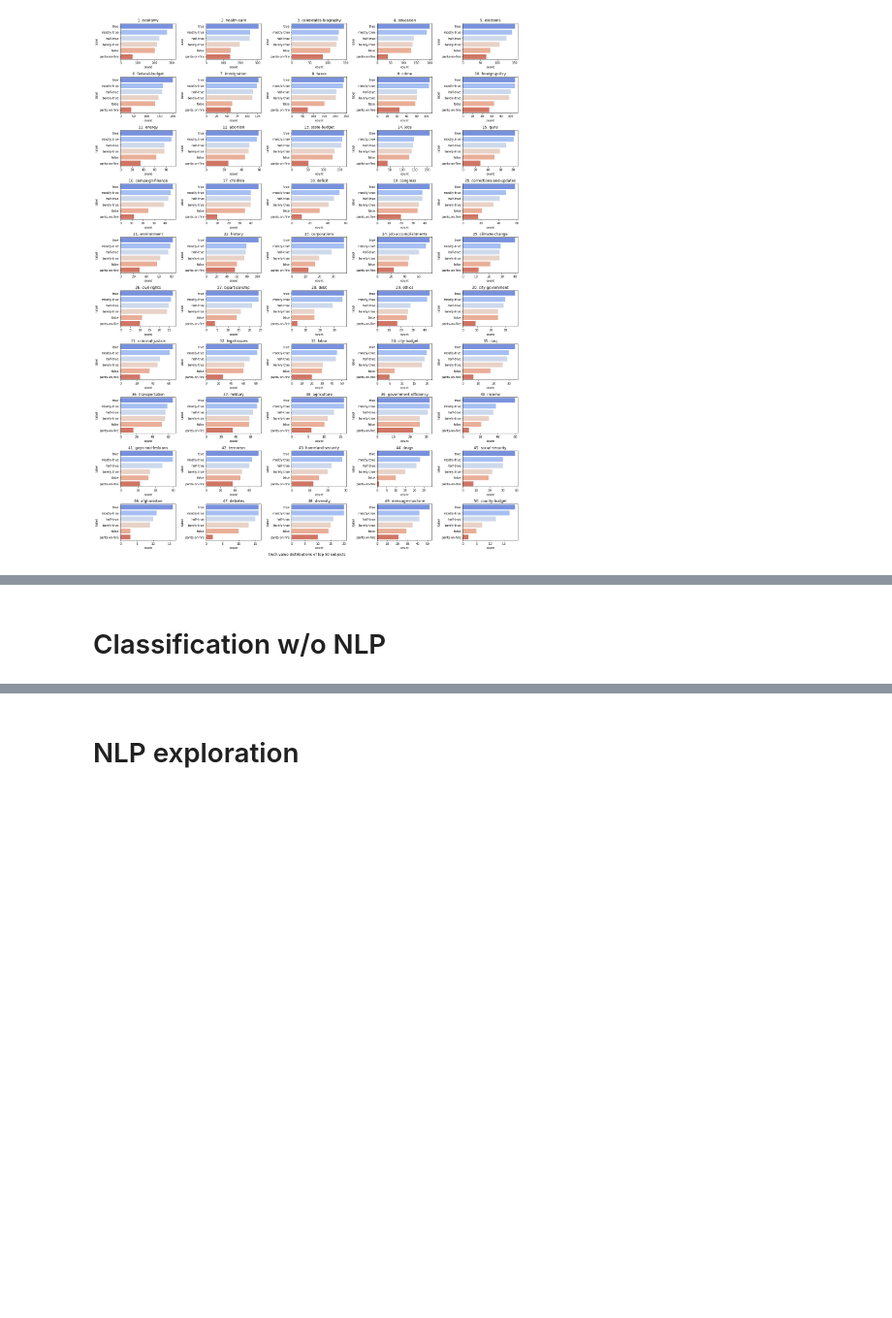
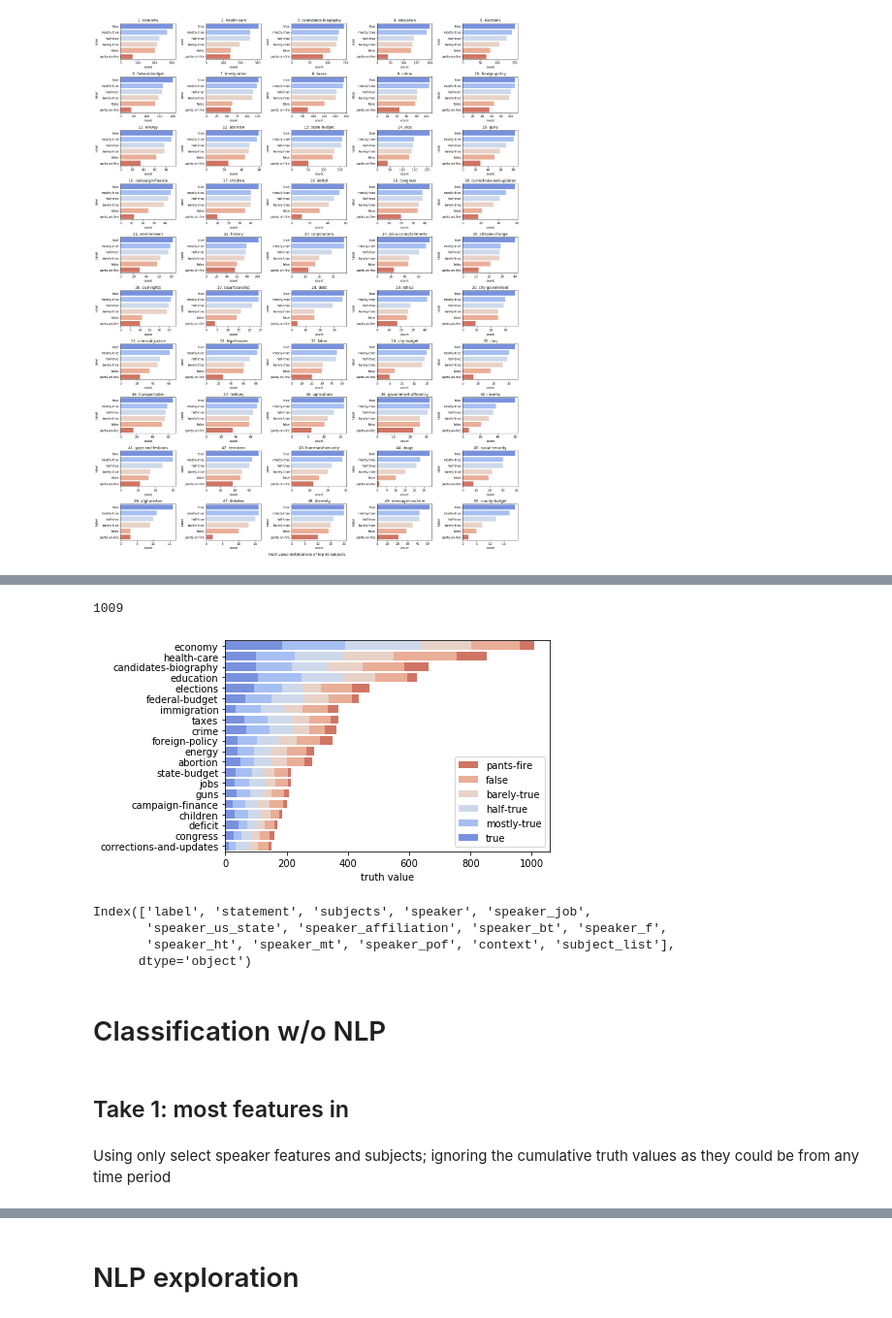
Before and after one commit to KunojiLym/metis_project_4, a Jupyter notebook: liar_eda.ipynb, the cells around one changed output, grey strips where cells are left out. Shown at 97% size. Cells and saved outputs as stored; diff of their text form; code cells hidden in the pictures; blank space fills up the shorter version.

```diff
--- a/liar_eda.ipynb
+++ b/liar_eda.ipynb
@@ -325,7 +340,3 @@ plt.tight_layout()
 plt.savefig('./image/liar_top50_truthvals_dist.png')
 # %% [output]
 [figure]
-# %%
-for truth_value in liar_label_order:
-    liar_train_subj_summary[truth_value] = pd.DataFrame(data=liar_train_subj_dummies.sum(),
-                                                        columns=['count'])
@@ -350,0 +343,11 @@ liar_train_subj_dummies.join(liar_train['label'])
+# %%
+# join truth value label to dummy col
+liar_train_truthval = liar_train_subj_dummies.join(liar_train['label'])
+
+# map summation of dummy vals based on index (which is subj)
+for truth_value in liar_label_order:
+    liar_train_subj_summary[truth_value] = liar_train_subj_summary.index.map(
+        lambda x: liar_train_truthval[liar_train_truthval['label'] == truth_value][x].sum()
+    )
+
+liar_train_subj_summary
@@ -351,2 +368,48 @@ liar_train_subj_dummies.join(liar_train['label'])
+# %%
+liar_train_subj_summary.loc['economy'][liar_label_order].sum()
+# %% [output]
+1009
+# %%
+def stacked_plot(df, cats, stack_cat_label='category', cat_axis='y', stack_cat=None, stack_cat_palette='coolwarm'):
+
+    cat_colors = sns.color_palette(palette=stack_cat_palette, n_colors=len(stack_cat))
+
+    #define start points for each stack of bar plot
+    start_pts = [np.array([0] * len(cats))]
+    for cat in stack_cat:
+        start_pts.append(start_pts[-1] + np.array(df[cat]))
+    start_pts.pop()
+
+    # draw last cat first, we're layering bar plots on top of each other
+    for cat, cat_color, start_pt in zip(reversed(stack_cat), reversed(cat_colors), reversed(start_pts)):
+        if cat_axis == 'y':
+            sns.barplot(y=cats, x=df[cat] + start_pt, color=cat_color, label=cat)
+        else:
+            sns.barplot(x=cats, y=df[cat] + start_pt, color=cat_color, label=cat)
+
+    if cat_axis == 'y':
+        plt.xlabel(cat_label)
+    else:
+        plt.ylabel(cat_label)
+
+    plt.legend();
+# %%
+stacked_plot(liar_train_subj_summary.head(20),
+             liar_train_subj_summary.head(20).index,
+             stack_cat_label='truth value',
+             stack_cat=liar_label_order)
+# %% [output]
+[figure, added]
+# %%
+liar_train.columns
+# %% [output]
+Index(['label', 'statement', 'subjects', 'speaker', 'speaker_job',
+       'speaker_us_state', 'speaker_affiliation', 'speaker_bt', 'speaker_f',
+       'speaker_ht', 'speaker_mt', 'speaker_pof', 'context', 'subject_list'],
+      dtype='object')
 # %% [markdown]
 # Classification w/o NLP
+# %% [markdown]
+## Take 1: most features in
+# %% [markdown]
+Using only select speaker features and subjects; ignoring the cumulative truth values as they could be from any time period
```
Also changed, not shown: parts of 77 cells of this notebook, 2 other files.
